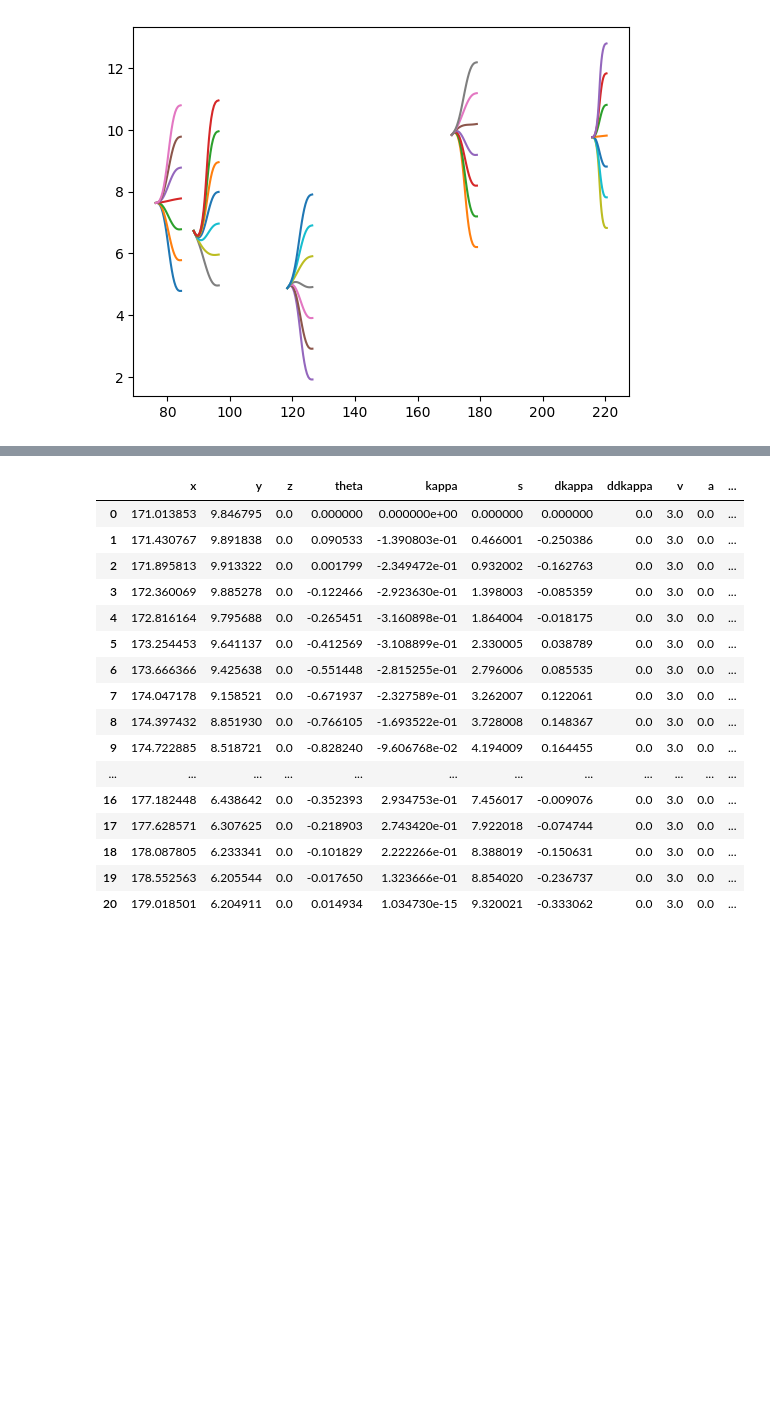
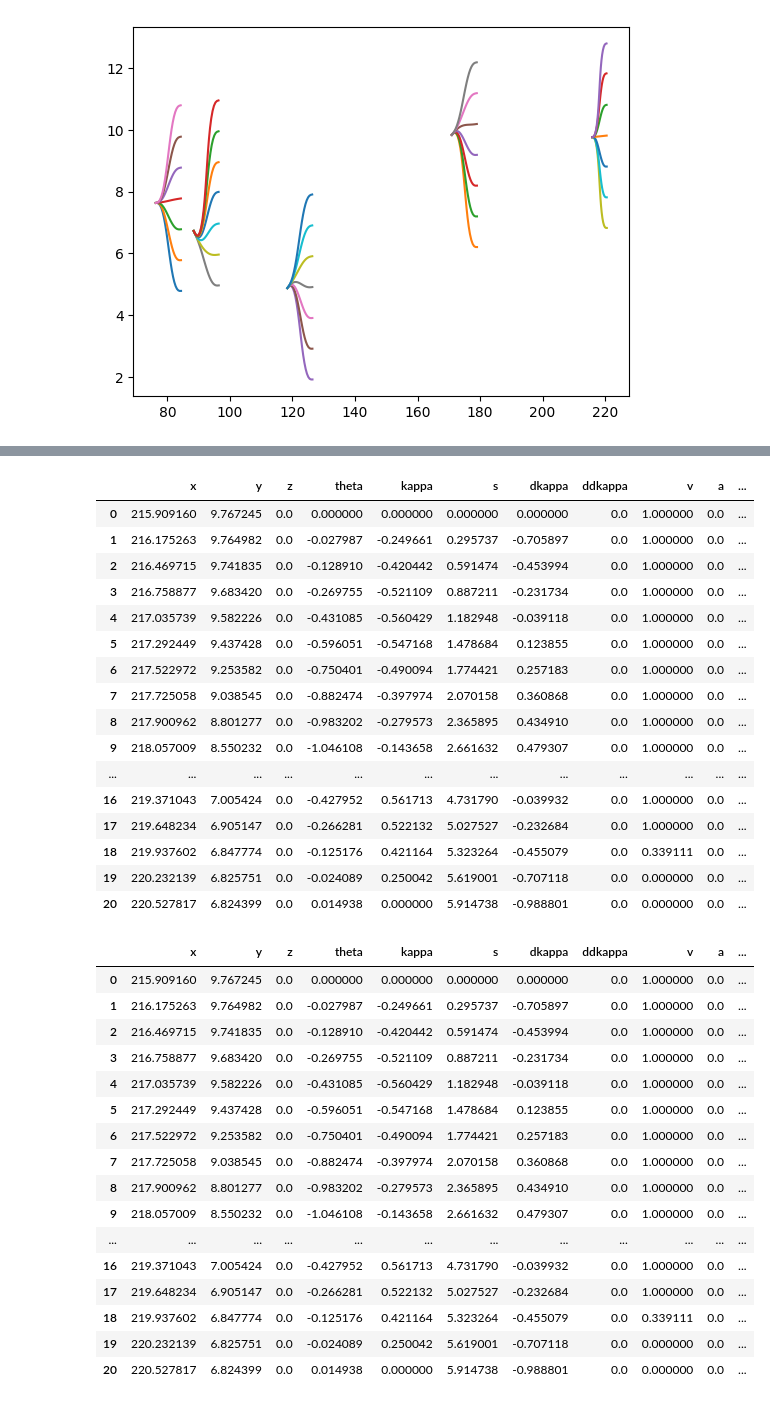
Before and after one commit to FritzMichael/decision_planning, a Jupyter notebook: test_analyzer.ipynb, the cells around one changed output, grey strips where cells are left out. Drawn from its saved outputs; the diff is of its cells as text; code cells hidden in the pictures; blank space fills up the shorter version.

```diff
--- a/test_analyzer.ipynb
+++ b/test_analyzer.ipynb
@@ -119,24 +117,41 @@ def get_trajectory_df(traj):
-# %%
-df = pd.DataFrame(columns = trajectories[0][0].to_dict().keys())
-
-for i in range(0, len(trajectories[0])):
-    df.loc[len(df)] = list(trajectories[0][i].to_dict().values())
-display(df)
-# %% [output]
-|  | x | y | z | theta | kappa | s | dkappa | ddkappa | v | a | ... |
-| 0 | 171.013853 | 9.846795 | 0.0 | 0.000000 | 0.000000e+00 | 0.000000 | 0.000000 | 0.0 | 3.0 | 0.0 | ... |
-| 1 | 171.430767 | 9.891838 | 0.0 | 0.090533 | -1.390803e-01 | 0.466001 | -0.250386 | 0.0 | 3.0 | 0.0 | ... |
-| 2 | 171.895813 | 9.913322 | 0.0 | 0.001799 | -2.349472e-01 | 0.932002 | -0.162763 | 0.0 | 3.0 | 0.0 | ... |
-| 3 | 172.360069 | 9.885278 | 0.0 | -0.122466 | -2.923630e-01 | 1.398003 | -0.085359 | 0.0 | 3.0 | 0.0 | ... |
-| 4 | 172.816164 | 9.795688 | 0.0 | -0.265451 | -3.160898e-01 | 1.864004 | -0.018175 | 0.0 | 3.0 | 0.0 | ... |
-| 5 | 173.254453 | 9.641137 | 0.0 | -0.412569 | -3.108899e-01 | 2.330005 | 0.038789 | 0.0 | 3.0 | 0.0 | ... |
-| 6 | 173.666366 | 9.425638 | 0.0 | -0.551448 | -2.815255e-01 | 2.796006 | 0.085535 | 0.0 | 3.0 | 0.0 | ... |
-| 7 | 174.047178 | 9.158521 | 0.0 | -0.671937 | -2.327589e-01 | 3.262007 | 0.122061 | 0.0 | 3.0 | 0.0 | ... |
-| 8 | 174.397432 | 8.851930 | 0.0 | -0.766105 | -1.693522e-01 | 3.728008 | 0.148367 | 0.0 | 3.0 | 0.0 | ... |
-| 9 | 174.722885 | 8.518721 | 0.0 | -0.828240 | -9.606768e-02 | 4.194009 | 0.164455 | 0.0 | 3.0 | 0.0 | ... |
-| ... | ... | ... | ... | ... | ... | ... | ... | ... | ... | ... | ... |
-| 16 | 177.182448 | 6.438642 | 0.0 | -0.352393 | 2.934753e-01 | 7.456017 | -0.009076 | 0.0 | 3.0 | 0.0 | ... |
-| 17 | 177.628571 | 6.307625 | 0.0 | -0.218903 | 2.743420e-01 | 7.922018 | -0.074744 | 0.0 | 3.0 | 0.0 | ... |
-| 18 | 178.087805 | 6.233341 | 0.0 | -0.101829 | 2.222266e-01 | 8.388019 | -0.150631 | 0.0 | 3.0 | 0.0 | ... |
-| 19 | 178.552563 | 6.205544 | 0.0 | -0.017650 | 1.323666e-01 | 8.854020 | -0.236737 | 0.0 | 3.0 | 0.0 | ... |
-| 20 | 179.018501 | 6.204911 | 0.0 | 0.014934 | 1.034730e-15 | 9.320021 | -0.333062 | 0.0 | 3.0 | 0.0 | ... |
+# %%
+for idx in range(len(trajectories)):
+    if ((get_trajectory_df(calculated_trajectories[idx]) - get_trajectory_df(trajectories[idx])).max().any() > 1e-3):
+        print(f"Trajectory {idx} is different")
+    display(get_trajectory_df(trajectories[idx]))
+    display(get_trajectory_df(calculated_trajectories[idx]))
+# %% [output]
+|  | x | y | z | theta | kappa | s | dkappa | ddkappa | v | a | ... |
+| 0 | 215.909160 | 9.767245 | 0.0 | 0.000000 | 0.000000 | 0.000000 | 0.000000 | 0.0 | 1.000000 | 0.0 | ... |
+| 1 | 216.175263 | 9.764982 | 0.0 | -0.027987 | -0.249661 | 0.295737 | -0.705897 | 0.0 | 1.000000 | 0.0 | ... |
+| 2 | 216.469715 | 9.741835 | 0.0 | -0.128910 | -0.420442 | 0.591474 | -0.453994 | 0.0 | 1.000000 | 0.0 | ... |
+| 3 | 216.758877 | 9.683420 | 0.0 | -0.269755 | -0.521109 | 0.887211 | -0.231734 | 0.0 | 1.000000 | 0.0 | ... |
+| 4 | 217.035739 | 9.582226 | 0.0 | -0.431085 | -0.560429 | 1.182948 | -0.039118 | 0.0 | 1.000000 | 0.0 | ... |
+| 5 | 217.292449 | 9.437428 | 0.0 | -0.596051 | -0.547168 | 1.478684 | 0.123855 | 0.0 | 1.000000 | 0.0 | ... |
+| 6 | 217.522972 | 9.253582 | 0.0 | -0.750401 | -0.490094 | 1.774421 | 0.257183 | 0.0 | 1.000000 | 0.0 | ... |
+| 7 | 217.725058 | 9.038545 | 0.0 | -0.882474 | -0.397974 | 2.070158 | 0.360868 | 0.0 | 1.000000 | 0.0 | ... |
+| 8 | 217.900962 | 8.801277 | 0.0 | -0.983202 | -0.279573 | 2.365895 | 0.434910 | 0.0 | 1.000000 | 0.0 | ... |
+| 9 | 218.057009 | 8.550232 | 0.0 | -1.046108 | -0.143658 | 2.661632 | 0.479307 | 0.0 | 1.000000 | 0.0 | ... |
+| ... | ... | ... | ... | ... | ... | ... | ... | ... | ... | ... | ... |
+| 16 | 219.371043 | 7.005424 | 0.0 | -0.427952 | 0.561713 | 4.731790 | -0.039932 | 0.0 | 1.000000 | 0.0 | ... |
+| 17 | 219.648234 | 6.905147 | 0.0 | -0.266281 | 0.522132 | 5.027527 | -0.232684 | 0.0 | 1.000000 | 0.0 | ... |
+| 18 | 219.937602 | 6.847774 | 0.0 | -0.125176 | 0.421164 | 5.323264 | -0.455079 | 0.0 | 0.339111 | 0.0 | ... |
+| 19 | 220.232139 | 6.825751 | 0.0 | -0.024089 | 0.250042 | 5.619001 | -0.707118 | 0.0 | 0.000000 | 0.0 | ... |
+| 20 | 220.527817 | 6.824399 | 0.0 | 0.014938 | 0.000000 | 5.914738 | -0.988801 | 0.0 | 0.000000 | 0.0 | ... |
+|  | x | y | z | theta | kappa | s | dkappa | ddkappa | v | a | ... |
+| 0 | 215.909160 | 9.767245 | 0.0 | 0.000000 | 0.000000 | 0.000000 | 0.000000 | 0.0 | 1.000000 | 0.0 | ... |
+| 1 | 216.175263 | 9.764982 | 0.0 | -0.027987 | -0.249661 | 0.295737 | -0.705897 | 0.0 | 1.000000 | 0.0 | ... |
+| 2 | 216.469715 | 9.741835 | 0.0 | -0.128910 | -0.420442 | 0.591474 | -0.453994 | 0.0 | 1.000000 | 0.0 | ... |
+| 3 | 216.758877 | 9.683420 | 0.0 | -0.269755 | -0.521109 | 0.887211 | -0.231734 | 0.0 | 1.000000 | 0.0 | ... |
+| 4 | 217.035739 | 9.582226 | 0.0 | -0.431085 | -0.560429 | 1.182948 | -0.039118 | 0.0 | 1.000000 | 0.0 | ... |
+| 5 | 217.292449 | 9.437428 | 0.0 | -0.596051 | -0.547168 | 1.478684 | 0.123855 | 0.0 | 1.000000 | 0.0 | ... |
+| 6 | 217.522972 | 9.253582 | 0.0 | -0.750401 | -0.490094 | 1.774421 | 0.257183 | 0.0 | 1.000000 | 0.0 | ... |
+| 7 | 217.725058 | 9.038545 | 0.0 | -0.882474 | -0.397974 | 2.070158 | 0.360868 | 0.0 | 1.000000 | 0.0 | ... |
+| 8 | 217.900962 | 8.801277 | 0.0 | -0.983202 | -0.279573 | 2.365895 | 0.434910 | 0.0 | 1.000000 | 0.0 | ... |
+| 9 | 218.057009 | 8.550232 | 0.0 | -1.046108 | -0.143658 | 2.661632 | 0.479307 | 0.0 | 1.000000 | 0.0 | ... |
+| ... | ... | ... | ... | ... | ... | ... | ... | ... | ... | ... | ... |
+| 16 | 219.371043 | 7.005424 | 0.0 | -0.427952 | 0.561713 | 4.731790 | -0.039932 | 0.0 | 1.000000 | 0.0 | ... |
+| 17 | 219.648234 | 6.905147 | 0.0 | -0.266281 | 0.522132 | 5.027527 | -0.232684 | 0.0 | 1.000000 | 0.0 | ... |
+| 18 | 219.937602 | 6.847774 | 0.0 | -0.125176 | 0.421164 | 5.323264 | -0.455079 | 0.0 | 0.339111 | 0.0 | ... |
+| 19 | 220.232139 | 6.825751 | 0.0 | -0.024089 | 0.250042 | 5.619001 | -0.707118 | 0.0 | 0.000000 | 0.0 | ... |
+| 20 | 220.527817 | 6.824399 | 0.0 | 0.014938 | 0.000000 | 5.914738 | -0.988801 | 0.0 | 0.000000 | 0.0 | ... |
```
Also changed, not shown: parts of 6 cells of this notebook, 8 other files.
